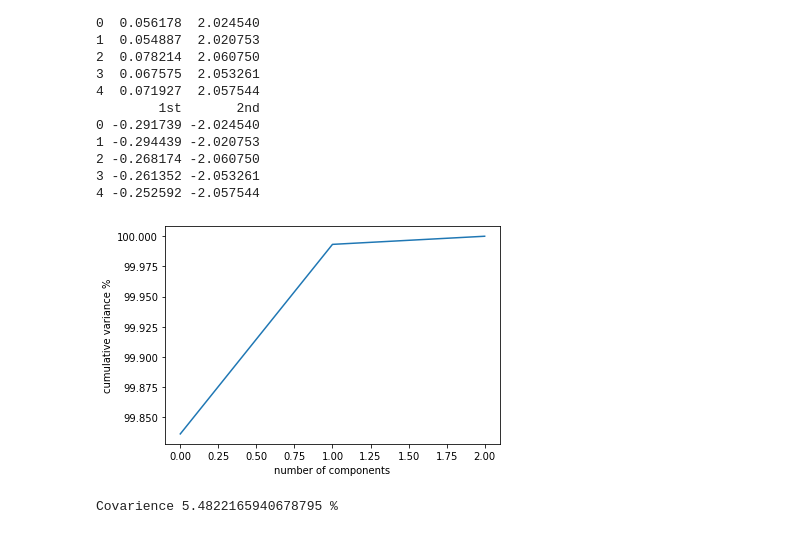
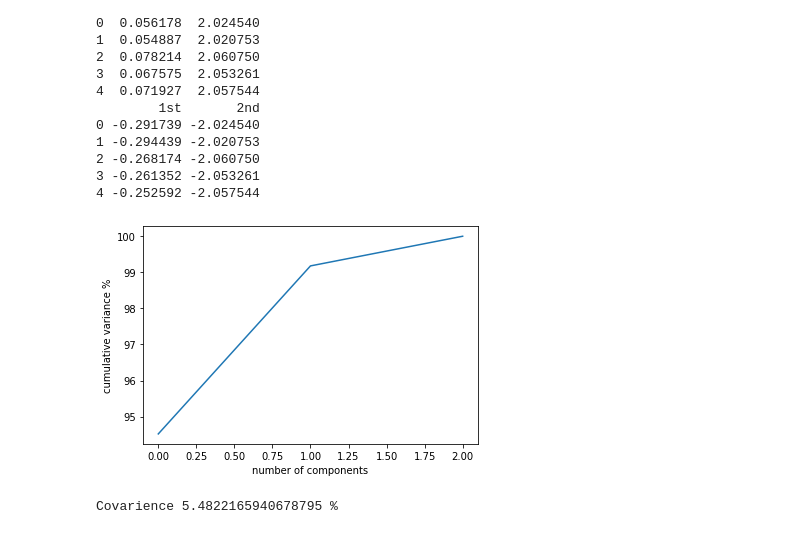
Before and after one commit to s-k-sharma/CS208, a Jupyter notebook: PCA.ipynb, the cells around one changed output. Cells and saved outputs as stored; diff of their text form; code cells hidden in the pictures.

```diff
--- a/PCA.ipynb
+++ b/PCA.ipynb
@@ -178,12 +178,12 @@ print(dataframe3.head())
 4 -0.252592 -2.057544
 # %%
 from sklearn.decomposition import PCA
-pca = PCA().fit(f_data)
+pca = PCA().fit(standardized_data)
 plt.plot(np.cumsum(pca.explained_variance_ratio_)*100)
 plt.xlabel('number of components')
 plt.ylabel('cumulative variance %');
 # %% [output]
-[figure, old version]
+[figure, new version]
 # %%
 import matplotlib.pyplot as plt
 ax1 = dataframe1.plot.scatter(x='1st',y='2nd',s=2,c='red')
```
